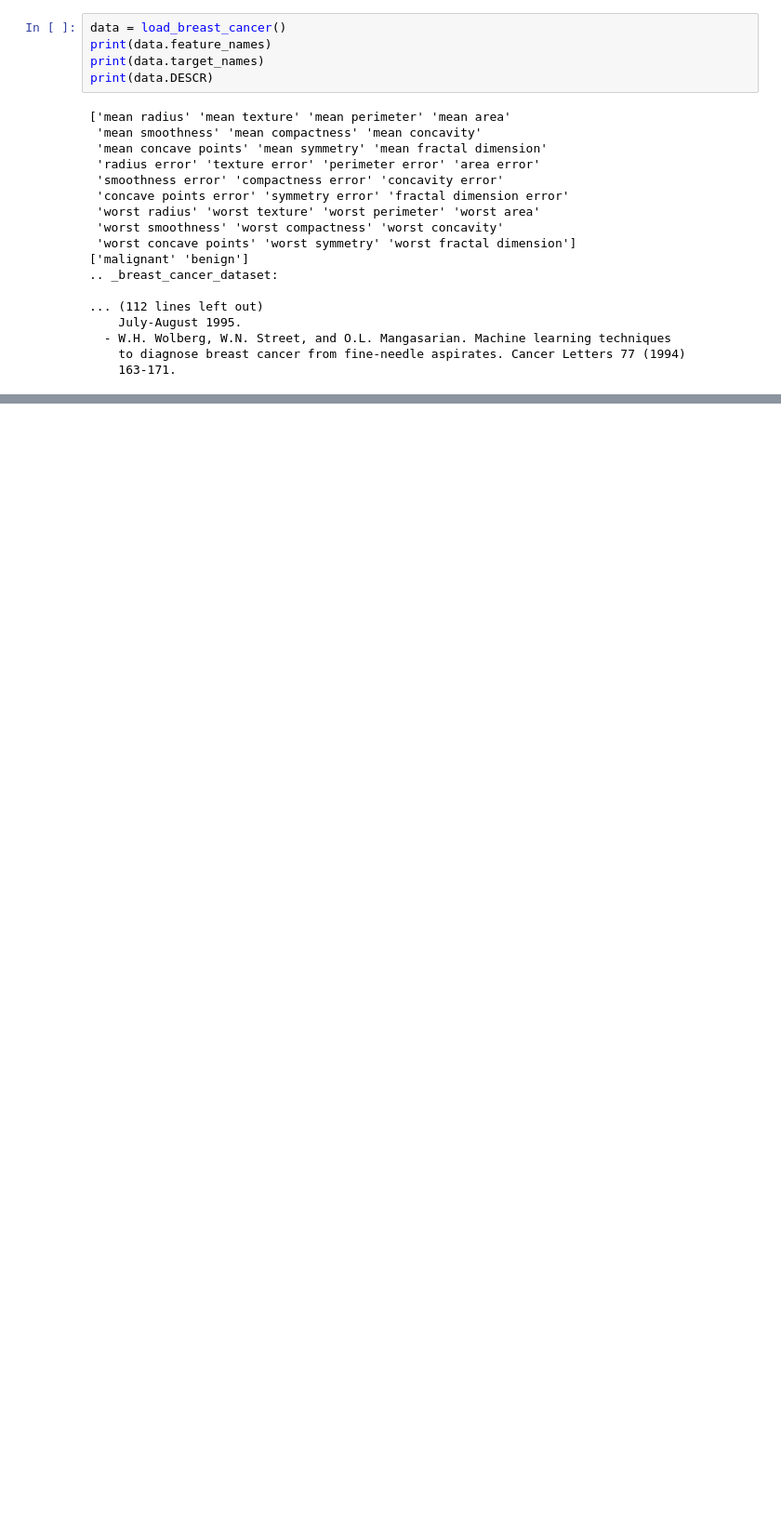
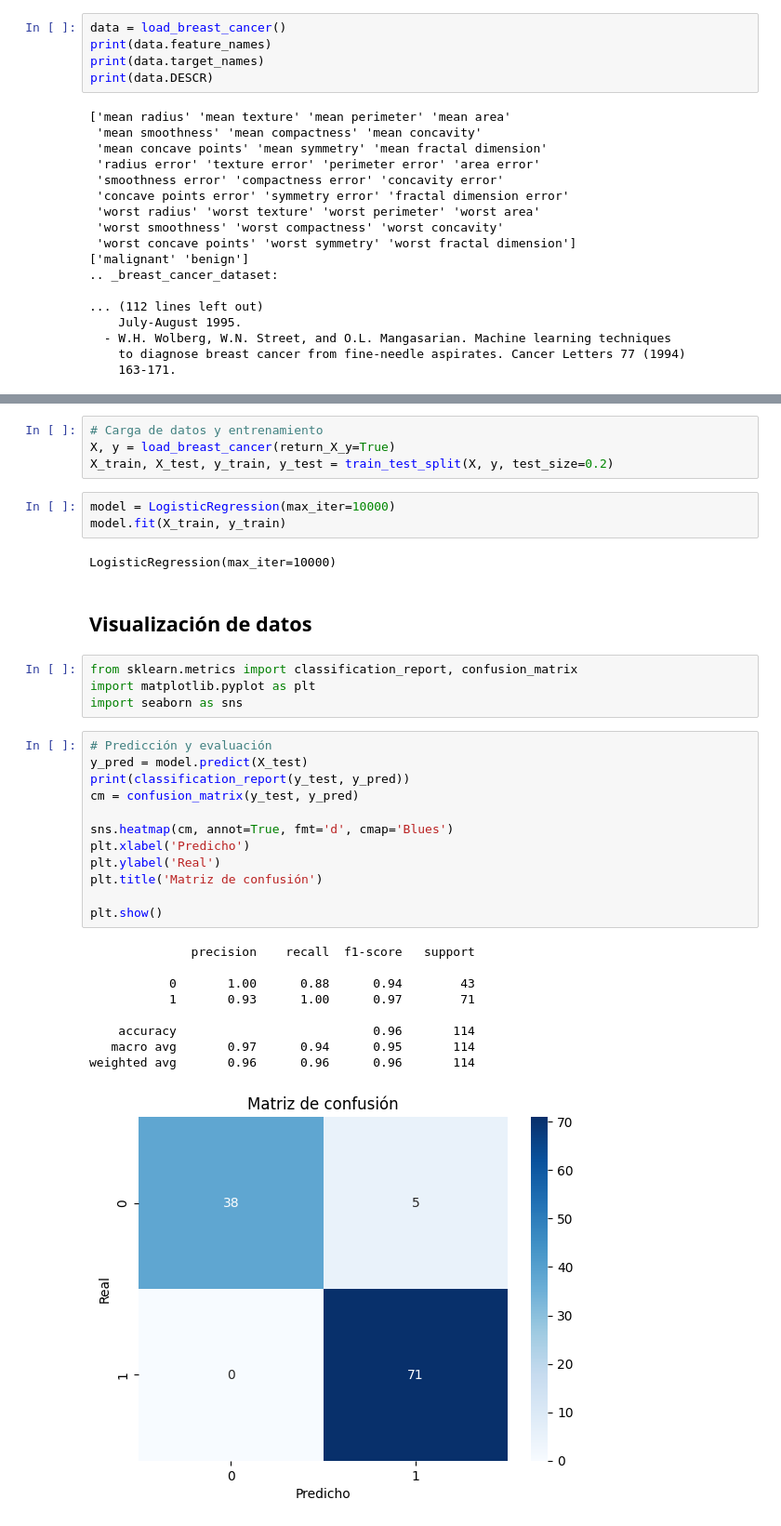
Before and after one commit to AmiyaMihari/Curso_python_ia_Guillermo_Montiel, a Jupyter notebook: Clase/ejercicio_logistica.ipynb, the cells around one changed output, grey strips where cells are left out. Shown at 93% size. Saved outputs shown, nothing was run; the diff lists cells and outputs as text; blank space fills up the shorter version.

```diff
--- a/Clase/ejercicio_logistica.ipynb
+++ b/Clase/ejercicio_logistica.ipynb
@@ -27,0 +50,37 @@ print(data.DESCR)
+# %%
+# Carga de datos y entrenamiento
+X, y = load_breast_cancer(return_X_y=True)
+X_train, X_test, y_train, y_test = train_test_split(X, y, test_size=0.2)
+# %%
+model = LogisticRegression(max_iter=10000)
+model.fit(X_train, y_train)
+# %% [output]
+LogisticRegression(max_iter=10000)
+# %% [markdown]
+## Visualización de datos
+# %%
+from sklearn.metrics import classification_report, confusion_matrix
+import matplotlib.pyplot as plt
+import seaborn as sns
+# %%
+# Predicción y evaluación
+y_pred = model.predict(X_test)
+print(classification_report(y_test, y_pred))
+cm = confusion_matrix(y_test, y_pred)
+
+sns.heatmap(cm, annot=True, fmt='d', cmap='Blues')
+plt.xlabel('Predicho')
+plt.ylabel('Real')
+plt.title('Matriz de confusión')
+
+plt.show()
+# %% [output]
+              precision    recall  f1-score   support
+
+           0       1.00      0.88      0.94        43
+           1       0.93      1.00      0.97        71
+
+    accuracy                           0.96       114
+   macro avg       0.97      0.94      0.95       114
+weighted avg       0.96      0.96      0.96       114
+[figure, added]
```
Also changed, not shown: parts of 2 cells of this notebook, 1 other file.
